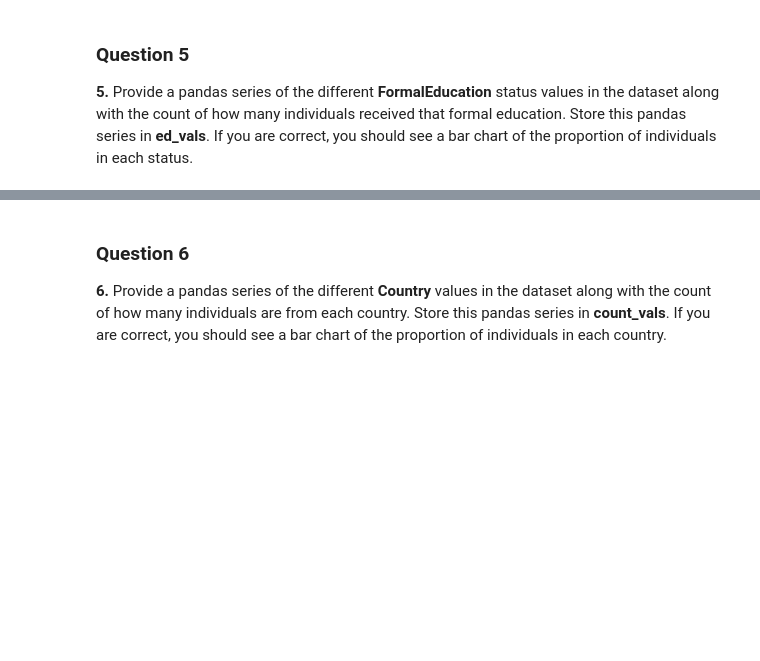
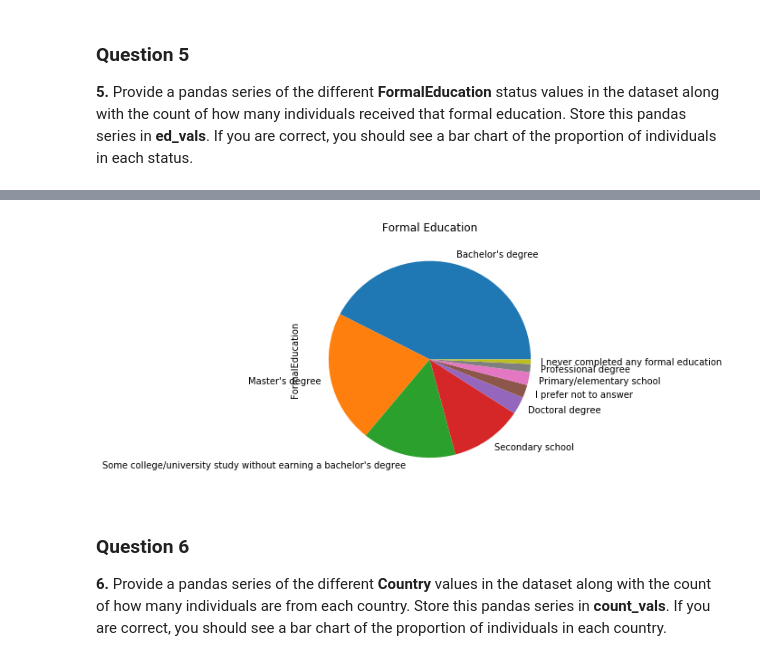
Before and after one commit to kissingurami/my_notebooks, a Jupyter notebook: 4.0-Udacity-Data-Science/1.0_The_Data_Science_Process/A Look at the Data.ipynb, the cells around one changed output, grey strips where cells are left out. Cells and saved outputs as stored; diff of their text form; code cells hidden in the pictures; blank space fills up the shorter version.

```diff
--- a/4.0-Udacity-Data-Science/1.0_The_Data_Science_Process/A Look at the Data.ipynb
+++ b/4.0-Udacity-Data-Science/1.0_The_Data_Science_Process/A Look at the Data.ipynb
@@ -98,11 +187,15 @@ plt.title("What kind of developer are you?");
 # %%
-ed_vals = #Provide a pandas series of the counts for each FormalEducation status
+#Provide a pandas series of the counts for each FormalEducation status
+# ed_vals = df.groupby('FormalEducation').size()
+ed_vals = df.FormalEducation.value_counts()
 
 # The below should be a bar chart of the proportion of individuals in your ed_vals
 # if it is set up correctly.
 
-(ed_vals/df.shape[0]).plot(kind="bar");
+(ed_vals/df.shape[0]).plot.pie(figsize=(5, 5))
 plt.title("Formal Education");
+# %% [output]
+[figure, added]
 # %% [markdown]
 ### Question 6
 
```
Also changed, not shown: parts of 11 cells of this notebook.
